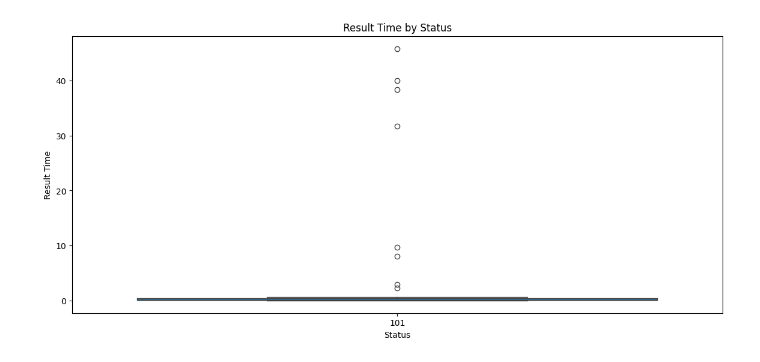
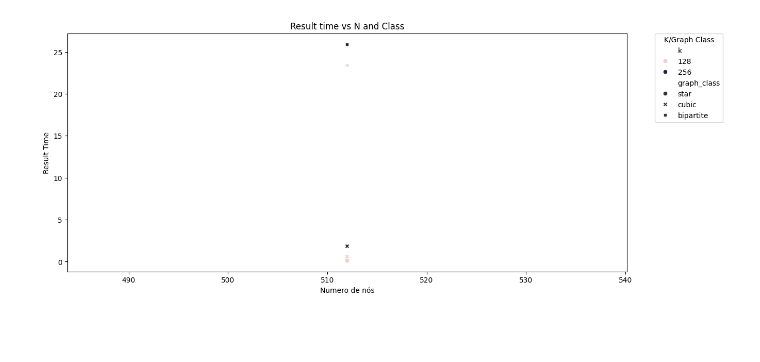
Before and after one commit to FilipePrates/HappySet-IC, a Jupyter notebook: viewResults.ipynb, the cells around one changed output. Cells and saved outputs as stored; diff of their text form; code cells hidden in the pictures; blank space fills up the shorter version.

```diff
--- a/viewResults.ipynb
+++ b/viewResults.ipynb
@@ -44,14 +77,3 @@ plt.show()
-# %%
-
-# Boxplot of result_time grouped by status
-plt.figure(figsize=(14, 6))
-sns.boxplot(data=df, x='status', y='result_time')
-plt.title('Result Time by Status')
-plt.xlabel('Status')
-plt.ylabel('Result Time')
-plt.show()
-# %% [output]
-[figure, removed]
 # %%
 # Scatter plot result_time vs n
 fig = px.scatter(df, x='n', y='result_time', color='graph_class', symbol='status',
@@ -65,3 +87,16 @@ fig = px.scatter(df, x='k', y='result_time', color='graph_class', symbol='status
                  title='Result Time vs k', labels={'k': 'k', 'result_time': 'Result Time'},
                  hover_data=['graph_class', 'status'])
 fig.show()
+# %%
+df2 = pd.read_csv(r'./results2.csv')
+
+# Plot result_time vs N
+plt.figure(figsize=(14, 6))
+sns.scatterplot(data=df2, x='n', y='result_time', hue='k', style="graph_class")
+plt.title('Result time vs N and Class')
+plt.xlabel('Numero de nós')
+plt.ylabel('Result Time')
+plt.legend(title='K/Graph Class',bbox_to_anchor=(1.05, 1), loc='upper left', borderaxespad=0.)
+plt.show()
+# %% [output]
+[figure, added]
```
Also changed, not shown: parts of 5 cells of this notebook, 1 other file.
